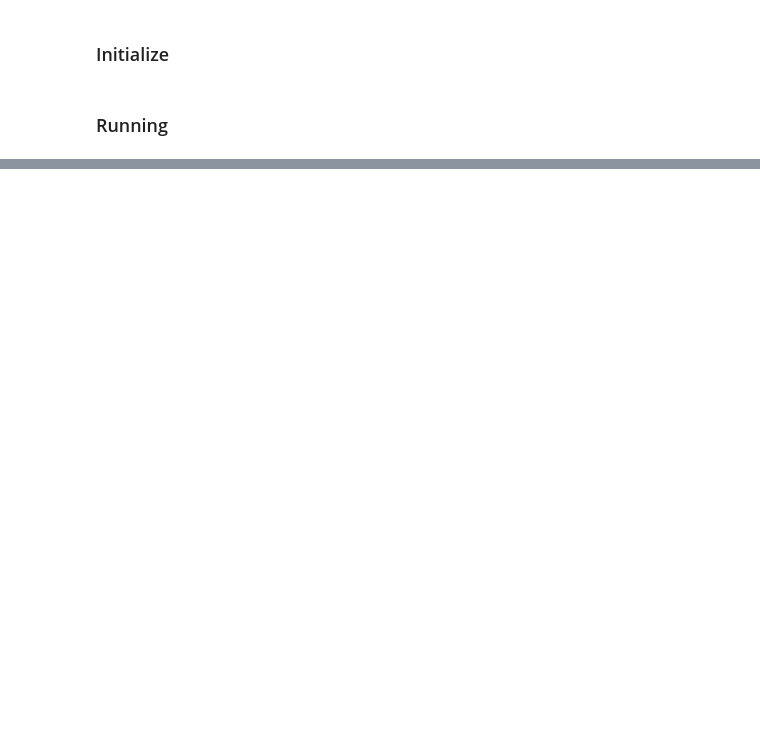
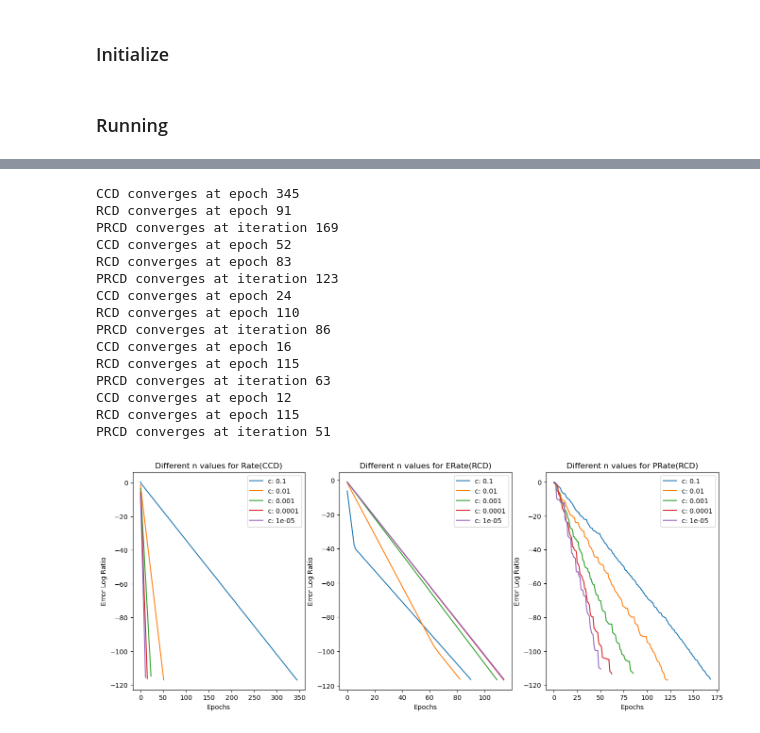
Before and after one commit to pinto2501/coordinate_descent, a Jupyter notebook: cbcd.ipynb, the cells around one changed output, grey strips where cells are left out. Drawn from its saved outputs; the diff is of its cells as text; code cells hidden in the pictures; blank space fills up the shorter version.

```diff
--- a/cbcd.ipynb
+++ b/cbcd.ipynb
@@ -120,0 +157,37 @@ Slope for Rate(CCD): -1.540002419722325, ERate(RCD): -1.2694321689145567, and PR
+# %%
+fix, axs = plt.subplots(ncols=3, nrows=1, figsize=(16, 6))
+algo_list = ["Rate(CCD)", "ERate(RCD)", "PRate(RCD)"]
+c_vals = [0.1, 0.01, 0.001, 0.0001, 0.00001]
+dim = 50
+
+for c in c_vals:
+    ccd_errors = run_ccd(EPOCHS, dim, c)
+    rcd_errors = run_rcd(EPOCHS, dim, c)
+    prcd_errors = run_prcd(EPOCHS, dim, c)
+
+    ccd = axs[0].plot(np.arange(len(ccd_errors)), ccd_errors, label=f"c: {c}")
+    rcd = axs[1].plot(np.arange(len(rcd_errors)), rcd_errors, label=f"c: {c}")
+    prcd = axs[2].plot(np.arange(len(prcd_errors)), prcd_errors, label=f"c: {c}")
+
+    for i, algo in enumerate(algo_list):
+        axs[i].set_xlabel("Epochs")
+        axs[i].set_ylabel("Error Log Ratio")
+        axs[i].set_title(f"Different n values for {algo}")
+        axs[i].legend()
+# %% [output]
+CCD converges at epoch 345
+RCD converges at epoch 91
+PRCD converges at iteration 169
+CCD converges at epoch 52
+RCD converges at epoch 83
+PRCD converges at iteration 123
+CCD converges at epoch 24
+RCD converges at epoch 110
+PRCD converges at iteration 86
+CCD converges at epoch 16
+RCD converges at epoch 115
+PRCD converges at iteration 63
+CCD converges at epoch 12
+RCD converges at epoch 115
+PRCD converges at iteration 51
+[figure, added]
```
Also changed, not shown: parts of 6 cells of this notebook.
